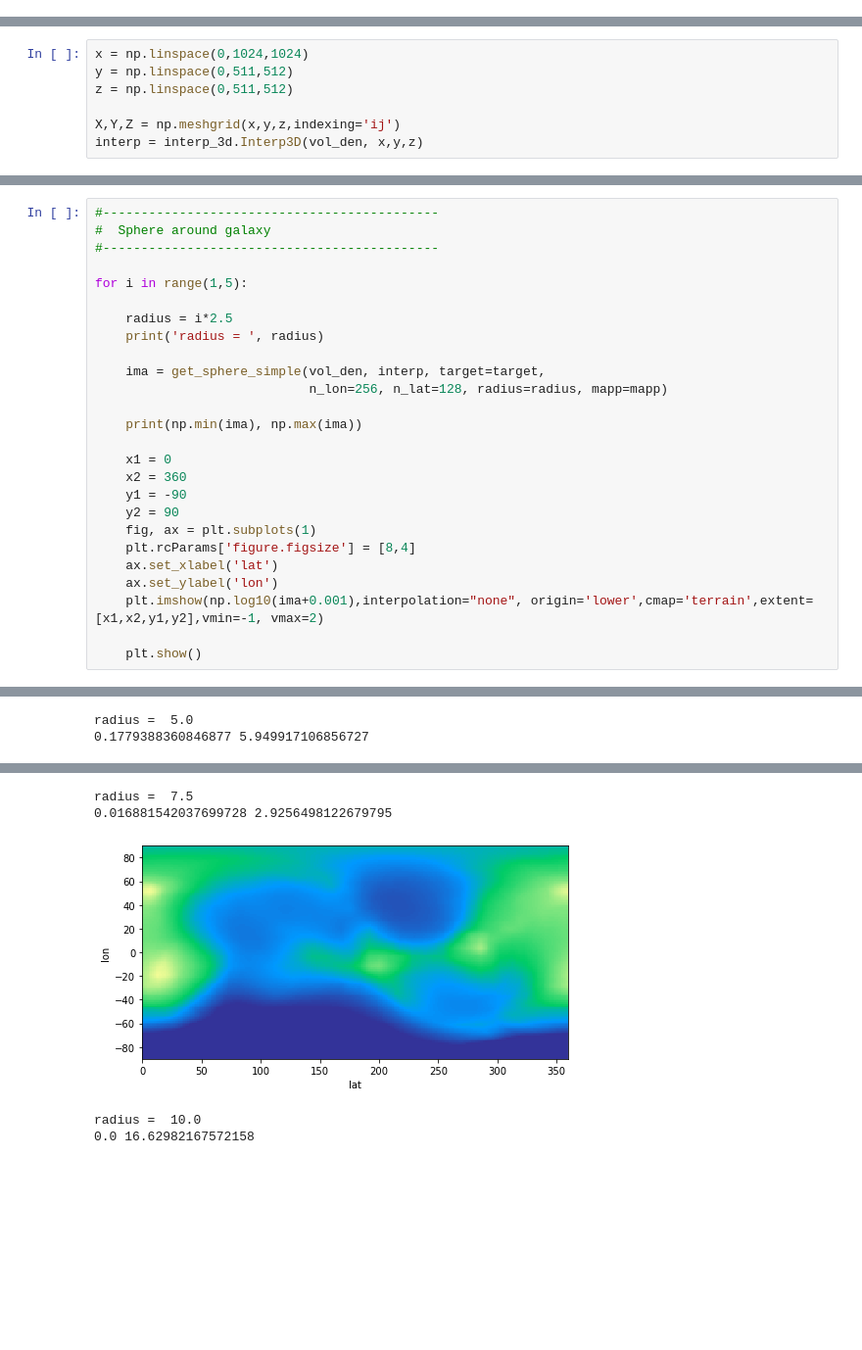
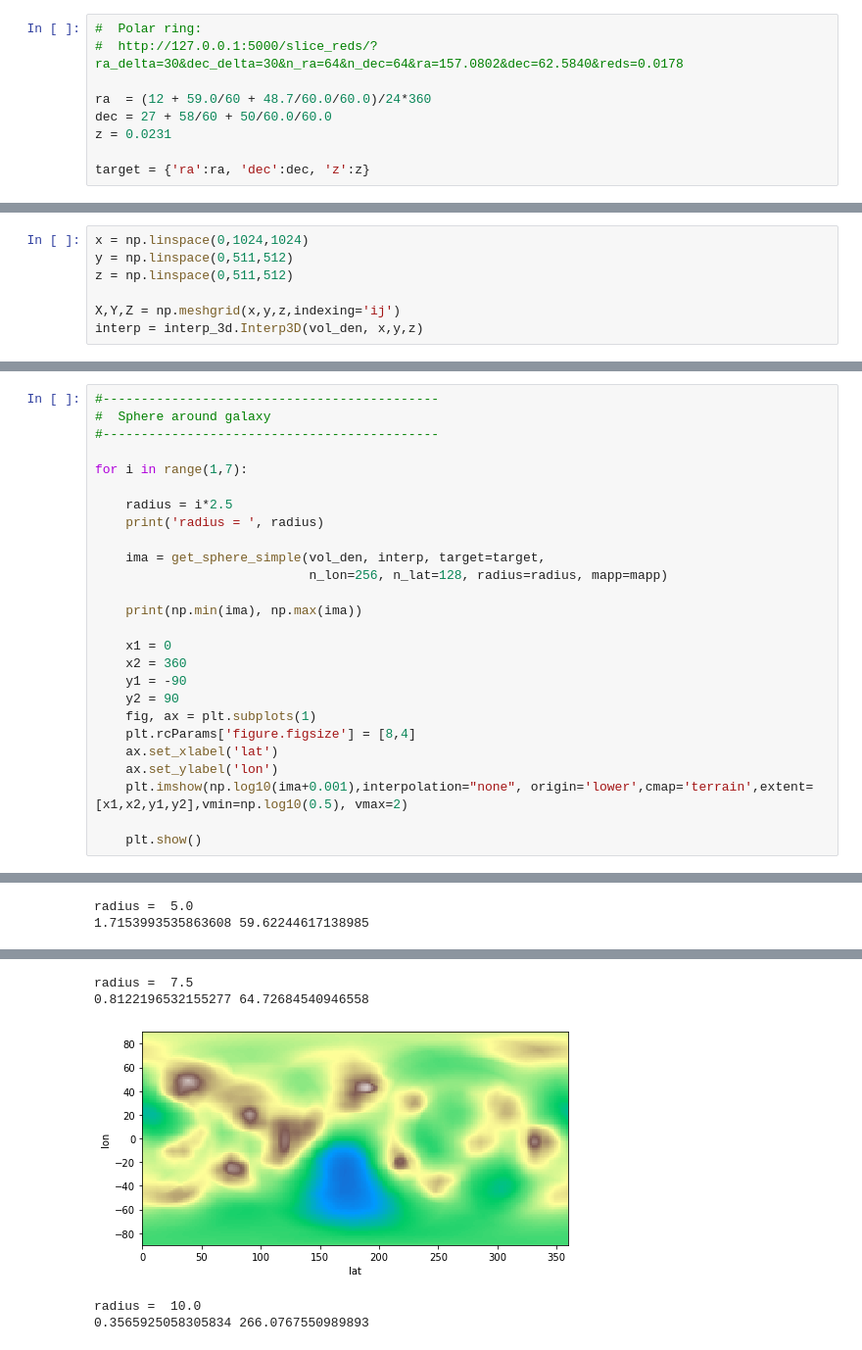
Before and after one commit to miguel-aragon/SDSS_density_explorer, a Jupyter notebook: MANGA-00_explore.ipynb, the cells around one changed output, grey strips where cells are left out. Shown at 98% size. Drawn from its saved outputs; the diff is of its cells as text; blank space fills up the shorter version.

```diff
--- a/MANGA-00_explore.ipynb
+++ b/MANGA-00_explore.ipynb
@@ -68,6 +68,15 @@ target = {'ra':manga[gal_i][1], 'dec':manga[gal_i][2], 'z':manga[gal_i][3]}
 target
 # %% [output]
 {'ra': 150.071302979, 'dec': 4.8887850018, 'z': 0.0132365}
+# %%
+#  Polar ring:
+#  http://127.0.0.1:5000/slice_reds/?ra_delta=30&dec_delta=30&n_ra=64&n_dec=64&ra=157.0802&dec=62.5840&reds=0.0178
+
+ra  = (12 + 59.0/60 + 48.7/60.0/60.0)/24*360
+dec = 27 + 58/60 + 50/60.0/60.0
+z = 0.0231
+
+target = {'ra':ra, 'dec':dec, 'z':z}
 # %% [markdown]
 ***
 # %%
@@ -173,7 +182,7 @@ plt.show()
 #  Sphere around galaxy
 #--------------------------------------------
 
-for i in range(1,5):
+for i in range(1,7):
 
     radius = i*2.5
     print('radius = ', radius)
@@ -191,7 +200,7 @@ for i in range(1,5):
     plt.rcParams['figure.figsize'] = [8,4]
     ax.set_xlabel('lat')
     ax.set_ylabel('lon')
-    plt.imshow(np.log10(ima+0.001),interpolation="none", origin='lower',cmap='terrain',extent=[x1,x2,y1,y2],vmin=-1, vmax=2)
+    plt.imshow(np.log10(ima+0.001),interpolation="none", origin='lower',cmap='terrain',extent=[x1,x2,y1,y2],vmin=np.log10(0.5), vmax=2)
 
     plt.show()
 # %% [output]
@@ -201,2 +210,2 @@ radius =  2.5
 radius =  5.0
-0.1779388360846877 5.949917106856727
+1.7153993535863608 59.62244617138985
@@ -204,5 +213,5 @@ radius =  5.0
 radius =  7.5
-0.016881542037699728 2.9256498122679795
+0.8122196532155277 64.72684540946558
-[figure, old version]
+[figure, new version]
 radius =  10.0
-0.0 16.62982167572158
+0.3565925058305834 266.0767550989893
```
Also changed, not shown: parts of 4 cells of this notebook, 1 other file.
